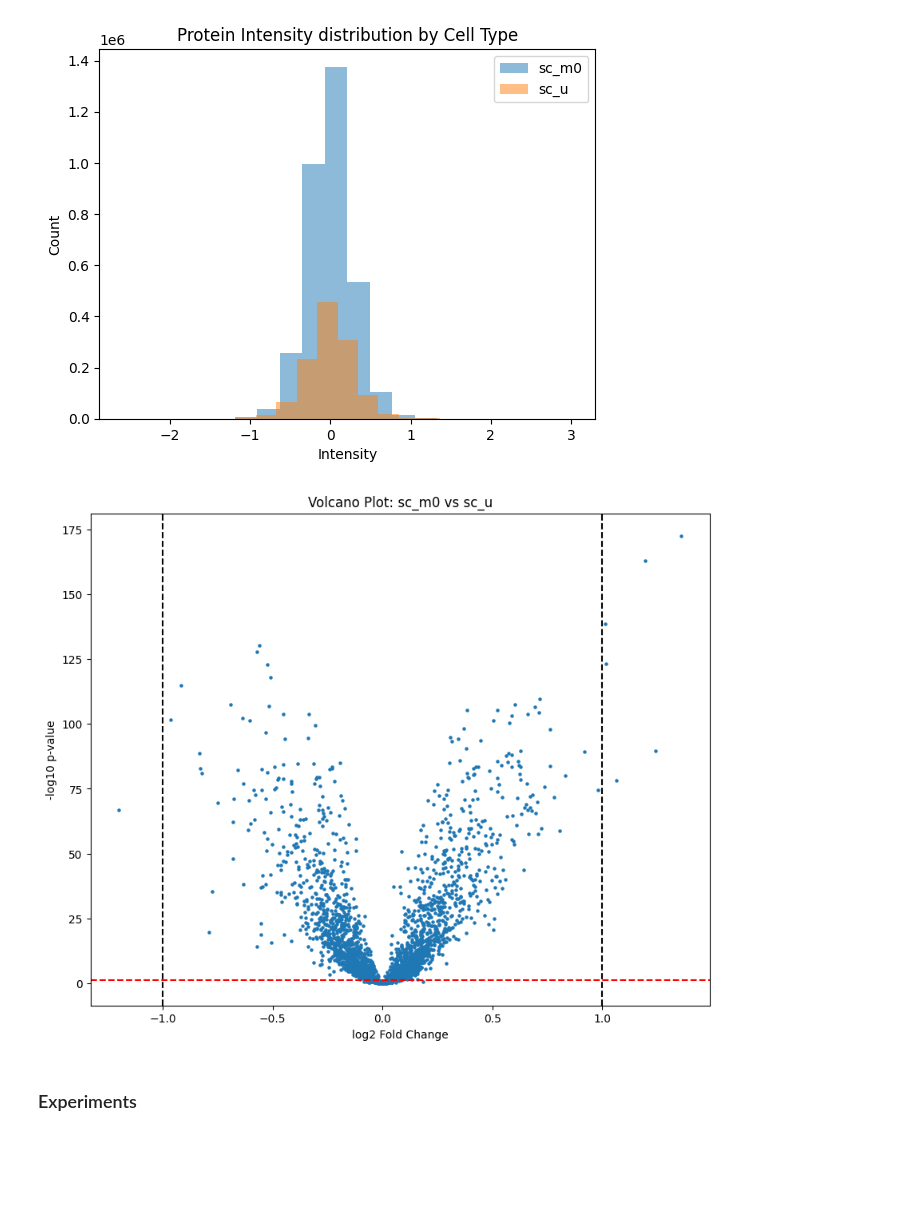
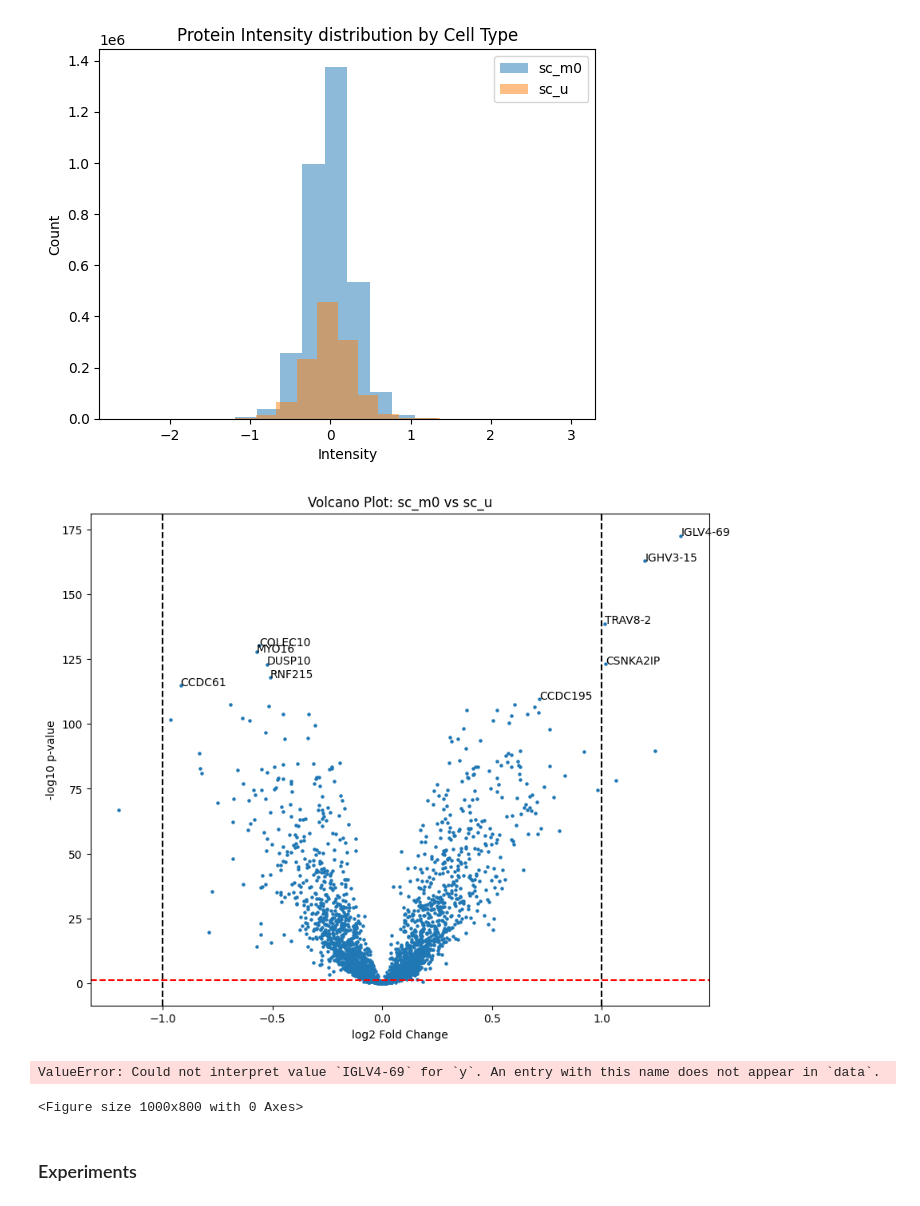
Before and after one commit to powwowath/pyMSpro, a Jupyter notebook: 00_workflow_scanpy_spetch.ipynb, the cells around one changed output. Saved outputs shown, nothing was run; the diff lists cells and outputs as text; code cells hidden in the pictures; blank space fills up the shorter version.

Commit message:
Missing values, outliers,...

```diff
--- a/00_workflow_scanpy_spetch.ipynb
+++ b/00_workflow_scanpy_spetch.ipynb
@@ -201,34 +201,54 @@ sc.tl.rank_genes_groups(adata_filtered, 'celltype', groups=[group_1], reference=
 log2_fc = adata_filtered.uns['rank_genes_groups']['logfoldchanges'][group_1]  # Log2 fold changes
 p_values = adata_filtered.uns['rank_genes_groups']['pvals'][group_1]          # p-values
 
 
 # Convert p-values to -log10 for the volcano plot
 log_p_values = -np.log10(p_values)
 
 # Step 4: Create the volcano plot
 volcano_data = pd.DataFrame({
     'log2_FC': log2_fc,
     '-log10_p_value': log_p_values
 })
 
 # Plotting the volcano plot
 plt.figure(figsize=(10, 8))
 plt.scatter(volcano_data['log2_FC'], volcano_data['-log10_p_value'], s=5)
 
 # Add vertical lines to mark fold change threshold
 plt.axvline(x=1, color='black', linestyle='--')  # Fold change threshold
 plt.axvline(x=-1, color='black', linestyle='--')  # Fold change threshold
 
 # Add horizontal lines to mark significance (e.g., p-value threshold)
 plt.axhline(y=-np.log10(0.05), color='red', linestyle='--')  # p-value threshold
 
 plt.xlabel('log2 Fold Change')
 plt.ylabel('-log10 p-value')
 plt.title(f'Volcano Plot: {group_1} vs {group_2}')
 
+# Add labels for the top 10 most significant proteins
+top_10 = volcano_data.nlargest(10, '-log10_p_value')
+for i, row in top_10.iterrows():
+    plt.text(row['log2_FC'], row['-log10_p_value'], adata.var['gene'][i])
+
+
 plt.show()
 # %% [output]
-[figure, old version]
+[figure, new version]
+# %%
+# Plot the intensity and name of the proteins with the highest log fold change
+# Get the top 10 most significant proteins
+
+top_10 = volcano_data.nlargest(10, '-log10_p_value')
+
+for i, row in top_10.iterrows():
+    plt.figure(figsize=(10, 8))
+    sns.boxplot(x='celltype', y=adata.var['gene'][i], data=adata_filtered.obs)
+    plt.title(f'Protein: {adata.var["gene"][i]}')
+    plt.show()
+# %% [output]
+ValueError: Could not interpret value `IGLV4-69` for `y`. An entry with this name does not appear in `data`.
+<Figure size 1000x800 with 0 Axes>
 # %% [markdown]
 ### Experiments
 # %%
```
Also changed, not shown: 6 other files.
